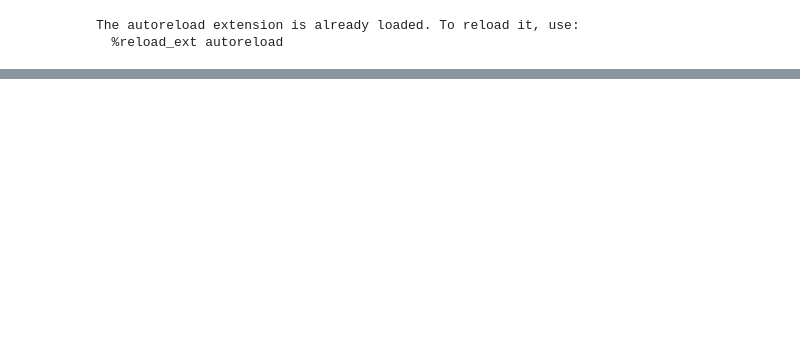
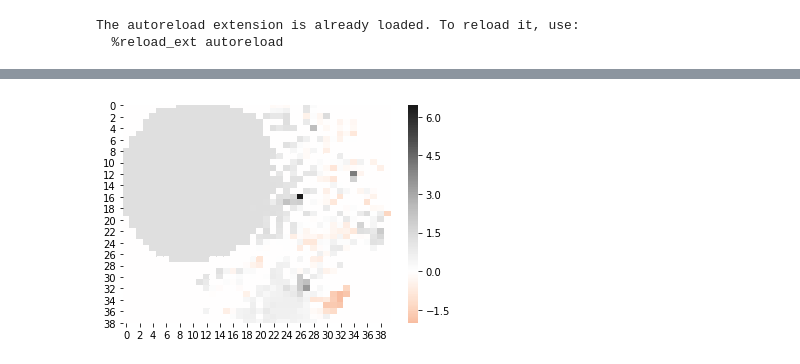
Before and after one commit to mariaxen/butterfly, a Jupyter notebook: notebooks/maria_004_CNN.ipynb, the cells around one changed output, grey strips where cells are left out. Saved outputs shown, nothing was run; the diff lists cells and outputs as text; code cells hidden in the pictures; blank space fills up the shorter version.

```diff
--- a/notebooks/maria_004_CNN.ipynb
+++ b/notebooks/maria_004_CNN.ipynb
@@ -53,0 +63,5 @@ omics = ['rna', 'plasma_l', 'serum_l', 'microb', 'immune', 'metabol', 'plasma_s'
+# %%
+import seaborn as sns
+plot_im = sns.heatmap(pic[0], cmap = 'RdGy', center = 0)
+# %% [output]
+[figure, added]
```
Also changed, not shown: parts of 13 cells of this notebook, 4 other files.
